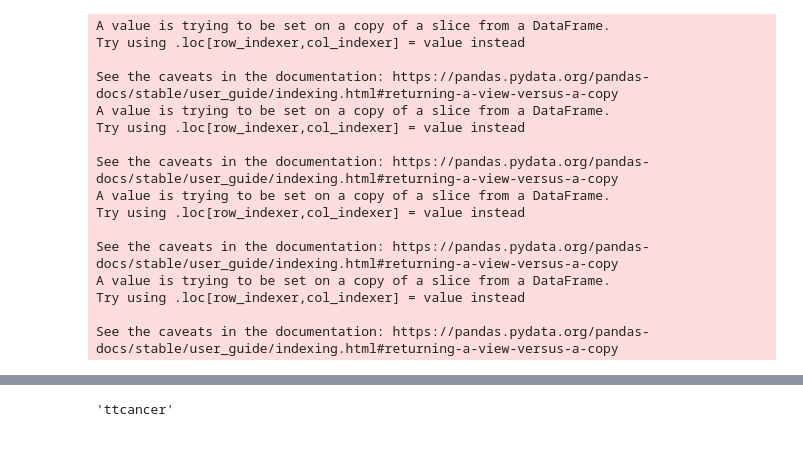
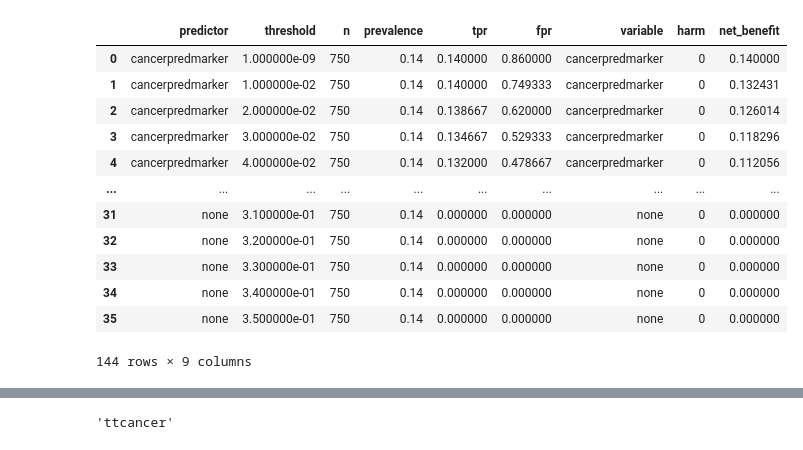
Before and after one commit to MSKCC-Epi-Bio/dcurves, a Jupyter notebook: jupyter_notebooks/dca_construction.ipynb, the cells around one changed output, grey strips where cells are left out. Cells and saved outputs as stored; diff of their text form; code cells hidden in the pictures.

Commit message:
Make Dcurves functional

```diff
--- a/jupyter_notebooks/dca_construction.ipynb
+++ b/jupyter_notebooks/dca_construction.ipynb
@@ -321,3 +341,29 @@ survival_inputs = {
+# %%
+dcurves.dca.dca(data = binary_inputs['data'],
+        outcome = binary_inputs['outcome'],
+        predictors = binary_inputs['predictors'],
+        thresh_lo = binary_inputs['thresh_lo'],
+        thresh_hi = binary_inputs['thresh_hi'],
+        thresh_step = binary_inputs['thresh_step'],
+        harm = binary_inputs['harm'],
+        probabilities = binary_inputs['probabilities'],
+        time = binary_inputs['time'],
+        prevalence = binary_inputs['prevalence'],
+        time_to_outcome_col = binary_inputs['time_to_outcome_col'])
+# %% [output]
+|  | predictor | threshold | n | prevalence | tpr | fpr | variable | harm | net_benefit |
+| 0 | cancerpredmarker | 1.000000e-09 | 750 | 0.14 | 0.140000 | 0.860000 | cancerpredmarker | 0 | 0.140000 |
+| 1 | cancerpredmarker | 1.000000e-02 | 750 | 0.14 | 0.140000 | 0.749333 | cancerpredmarker | 0 | 0.132431 |
+| 2 | cancerpredmarker | 2.000000e-02 | 750 | 0.14 | 0.138667 | 0.620000 | cancerpredmarker | 0 | 0.126014 |
+| 3 | cancerpredmarker | 3.000000e-02 | 750 | 0.14 | 0.134667 | 0.529333 | cancerpredmarker | 0 | 0.118296 |
+| 4 | cancerpredmarker | 4.000000e-02 | 750 | 0.14 | 0.132000 | 0.478667 | cancerpredmarker | 0 | 0.112056 |
+| ... | ... | ... | ... | ... | ... | ... | ... | ... | ... |
+| 31 | none | 3.100000e-01 | 750 | 0.14 | 0.000000 | 0.000000 | none | 0 | 0.000000 |
+| 32 | none | 3.200000e-01 | 750 | 0.14 | 0.000000 | 0.000000 | none | 0 | 0.000000 |
+| 33 | none | 3.300000e-01 | 750 | 0.14 | 0.000000 | 0.000000 | none | 0 | 0.000000 |
+| 34 | none | 3.400000e-01 | 750 | 0.14 | 0.000000 | 0.000000 | none | 0 | 0.000000 |
+| 35 | none | 3.500000e-01 | 750 | 0.14 | 0.000000 | 0.000000 | none | 0 | 0.000000 |
+144 rows × 9 columns
 # %%
 binary_output_df = dca(data = binary_inputs['data'],
         outcome = binary_inputs['outcome'],
@@ -342,20 +388,15 @@ survival_output_df = dca(data = survival_inputs['data'],
         time = survival_inputs['time'],
         prevalence = survival_inputs['prevalence'],
         time_to_outcome_col = survival_inputs['time_to_outcome_col'])
+
+dan_test_output_df = dca(data = dan_test_inputs['data'],
+        outcome = dan_test_inputs['outcome'],
+        predictors = dan_test_inputs['predictors'],
+        thresh_lo = dan_test_inputs['thresh_lo'],
+        thresh_hi = dan_test_inputs['thresh_hi'],
+        thresh_step = dan_test_inputs['thresh_step'],
+        harm = dan_test_inputs['harm'],
+        probabilities = dan_test_inputs['probabilities'],
+        time = dan_test_inputs['time'],
+        prevalence = dan_test_inputs['prevalence'],
+        time_to_outcome_col = dan_test_inputs['time_to_outcome_col'])
-# %% [output]
-A value is trying to be set on a copy of a slice from a DataFrame.
-Try using .loc[row_indexer,col_indexer] = value instead
-
-See the caveats in the documentation: https://pandas.pydata.org/pandas-docs/stable/user_guide/indexing.html#returning-a-view-versus-a-copy
-A value is trying to be set on a copy of a slice from a DataFrame.
-Try using .loc[row_indexer,col_indexer] = value instead
-
-See the caveats in the documentation: https://pandas.pydata.org/pandas-docs/stable/user_guide/indexing.html#returning-a-view-versus-a-copy
-A value is trying to be set on a copy of a slice from a DataFrame.
-Try using .loc[row_indexer,col_indexer] = value instead
-
-See the caveats in the documentation: https://pandas.pydata.org/pandas-docs/stable/user_guide/indexing.html#returning-a-view-versus-a-copy
-A value is trying to be set on a copy of a slice from a DataFrame.
-Try using .loc[row_indexer,col_indexer] = value instead
-
-See the caveats in the documentation: https://pandas.pydata.org/pandas-docs/stable/user_guide/indexing.html#returning-a-view-versus-a-copy
```
Also changed, not shown: parts of 11 cells of this notebook, 19 other files.
